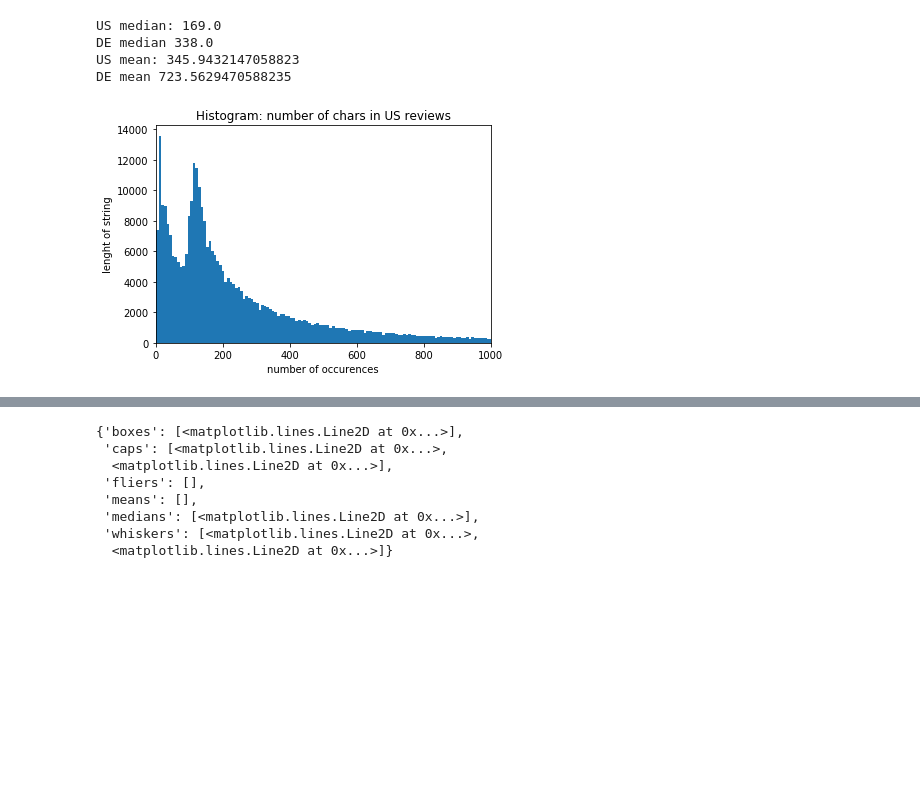
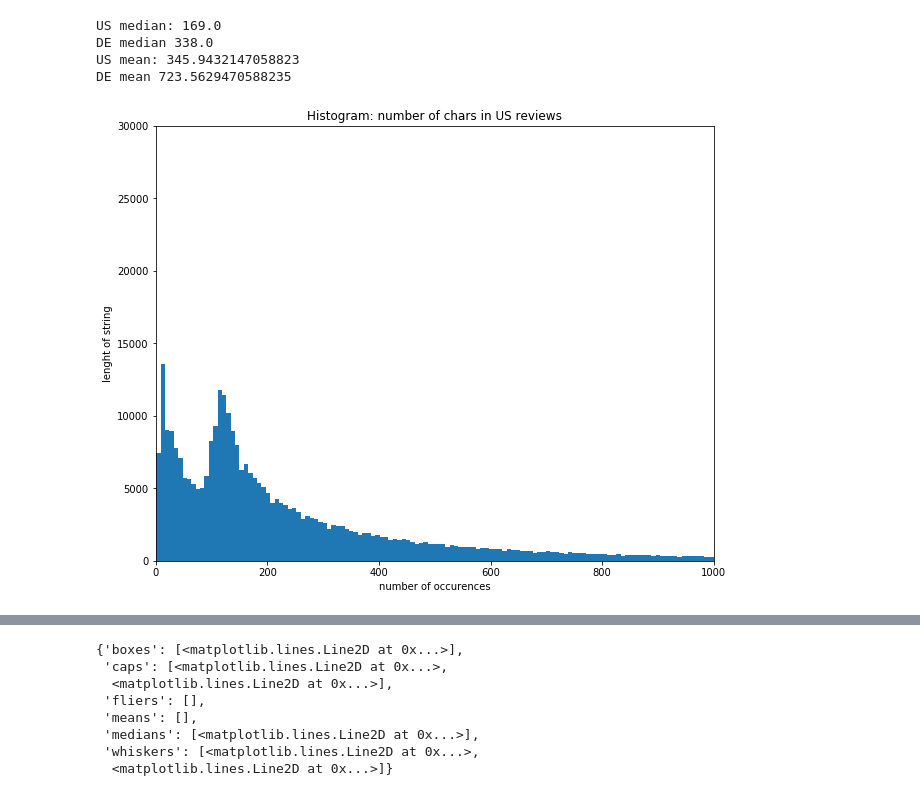
Before and after one commit to sorgmi/amazon_category_prediction, a Jupyter notebook: data/Amazon Reviews.ipynb, the cells around one changed output, grey strips where cells are left out. Drawn from its saved outputs; the diff is of its cells as text; code cells hidden in the pictures; blank space fills up the shorter version.

```diff
--- a/data/Amazon Reviews.ipynb
+++ b/data/Amazon Reviews.ipynb
@@ -325,12 +325,14 @@ US mean: 345.9432147058823
 DE mean 723.5629470588235
 # %%
 import matplotlib.pyplot as plt
+plt.figure(figsize=(10,8))
 plt.hist(us_lenghts, bins='auto')
 plt.title("Histogram: number of chars in US reviews")
 plt.xlim(0,1000)
 plt.ylabel("lenght of string")
 plt.xlabel("number of occurences")
+plt.ylim(0,30000)
 plt.show()
 # %% [output]
-[figure, old version]
+[figure, new version]
 # %%
```
Also changed, not shown: parts of 7 cells of this notebook, 2 other files.
